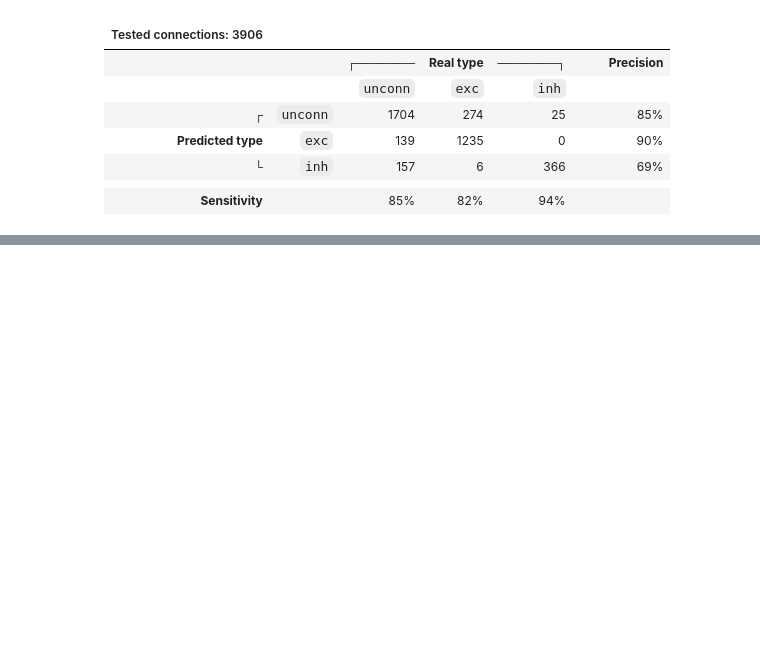
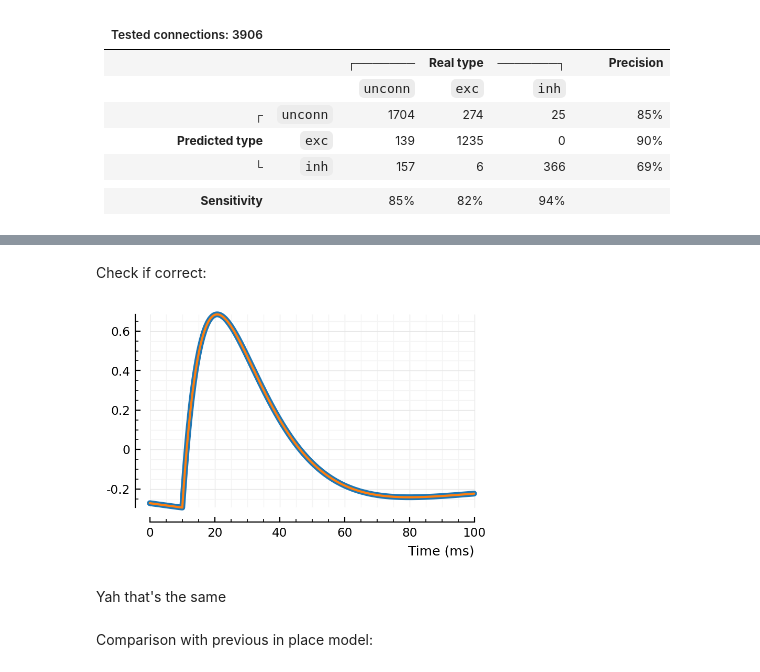
Before and after one commit to tfiers/phd, a Jupyter notebook: _sources/nb/2022-09-30__Conntest_with_parametric_STA_model.ipynb, the cells around one changed output, grey strips where cells are left out. Saved outputs shown, nothing was run; the diff lists cells and outputs as text; code cells hidden in the pictures; blank space fills up the shorter version.

```diff
--- a/_sources/nb/2022-09-30__Conntest_with_parametric_STA_model.ipynb
+++ b/_sources/nb/2022-09-30__Conntest_with_parametric_STA_model.ipynb
@@ -536,0 +522,5 @@ Jbuf = ForwardDiff.jacobian(f!, F0, p0_vec);
+# %%
+y = similar(t)
+model_!(y, t, p0_vec)
+time() = @time model_!(y, t, p0_vec)
+time();
@@ -668,0 +701,36 @@ The advantage of the parametric curve-fitting is that it can handle different tr
+# %%
+linear_PSP_fm!(y, t, τ1, τ2) =
+    if (τ1 == τ2)   @. @fastmath y = t * exp(-t/τ1)
+    else            @. @fastmath y = τ1*τ2/(τ1-τ2) * (exp(-t/τ1) - exp(-t/τ2)) end
+
+function turbomodel!(y, t, params, Δt)
+    tx_delay, τ1, τ2, dip_loc, dip_width, dip_weight, scale = params
+    T = round(Int, tx_delay / Δt) + 1
+    y[T:end] .= @view(t[T:end]) .- tx_delay
+    @views linear_PSP_fm!(y[T:end], y[T:end], τ1, τ2)
+    if (τ1 == τ2) max = τ1/ℯ
+    else          max = τ2*(τ2/τ1)^(τ2/(τ1-τ2)) end
+    @views y[T:end] .*= (1/max)
+    y[1:T-1] .= 0
+    y .-= @. @fastmath dip_weight * exp(-0.5*( (t-dip_loc)/dip_width )^2)
+    y .*= scale
+    y .-= mean(y)
+    return nothing
+end;
+# %% [markdown]
+Check if correct:
+# %%
+STA = similar(t)
+p0_ = @set (p0_vec[end] = 1)
+turbomodel!(STA, t, p0_, Δt)
+STA_prev = model_(t, p0_)
+plt.subplots()
+plotsig(STA_prev, p, lw=4)
+plotsig(STA, p);
+# plotsig(1e5 * (STA .- STA_prev), p);
+# %% [output]
+[figure, added]
+# %% [markdown]
+Yah that's the same
+# %% [markdown]
+Comparison with previous in place model:
```
Also changed, not shown: parts of 50 cells of this notebook, 3 other files.
